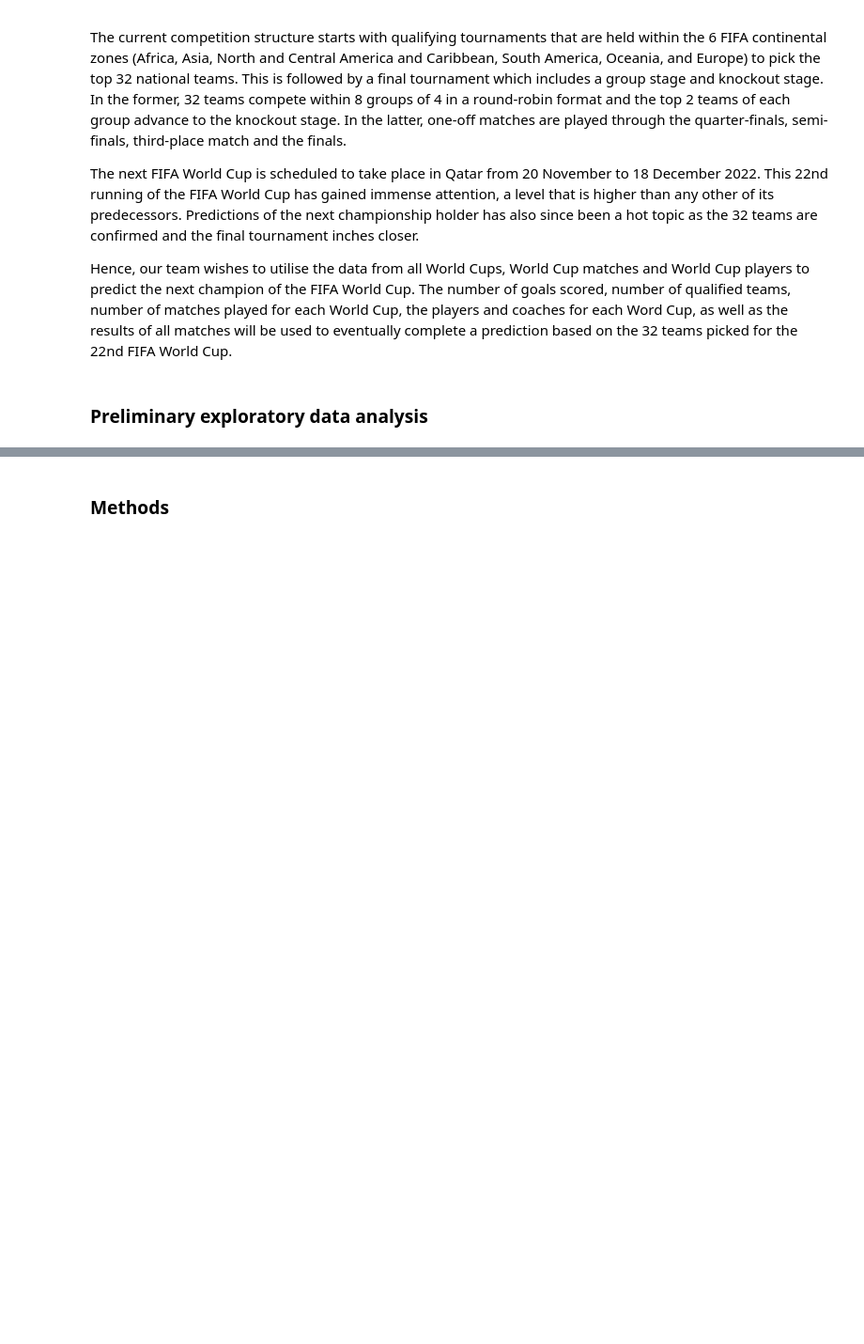
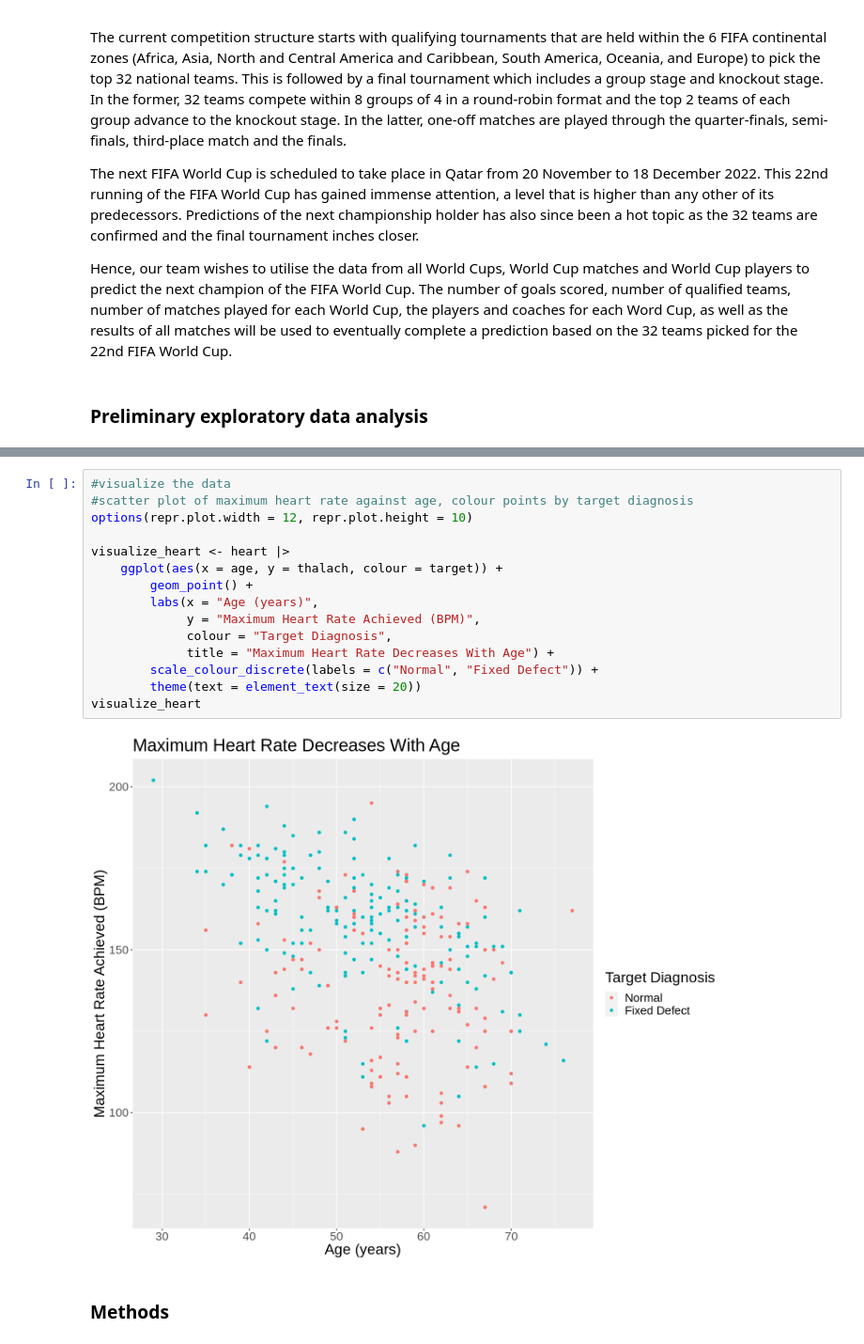
Before and after one commit to bowencu/dsci100groupproject, a Jupyter notebook: group_proposal.ipynb, the cells around one changed output, grey strips where cells are left out. Shown at 94% size. Cells and saved outputs as stored; diff of their text form; blank space fills up the shorter version.

```diff
--- a/group_proposal.ipynb
+++ b/group_proposal.ipynb
@@ -145,3 +77,20 @@ visualize_data
+# %%
+#visualize the data
+#scatter plot of maximum heart rate against age, colour points by target diagnosis
+options(repr.plot.width = 12, repr.plot.height = 10)
+
+visualize_heart <- heart |>
+    ggplot(aes(x = age, y = thalach, colour = target)) +
+        geom_point() +
+        labs(x = "Age (years)",
+             y = "Maximum Heart Rate Achieved (BPM)",
+             colour = "Target Diagnosis",
+             title = "Maximum Heart Rate Decreases With Age") +
+        scale_colour_discrete(labels = c("Normal", "Fixed Defect")) +
+        theme(text = element_text(size = 20))
+visualize_heart
+# %% [output]
+[figure, added]
 # %% [markdown]
 ### Methods
 # %% [markdown]
```
Also changed, not shown: parts of 6 cells of this notebook, 2 other files.
